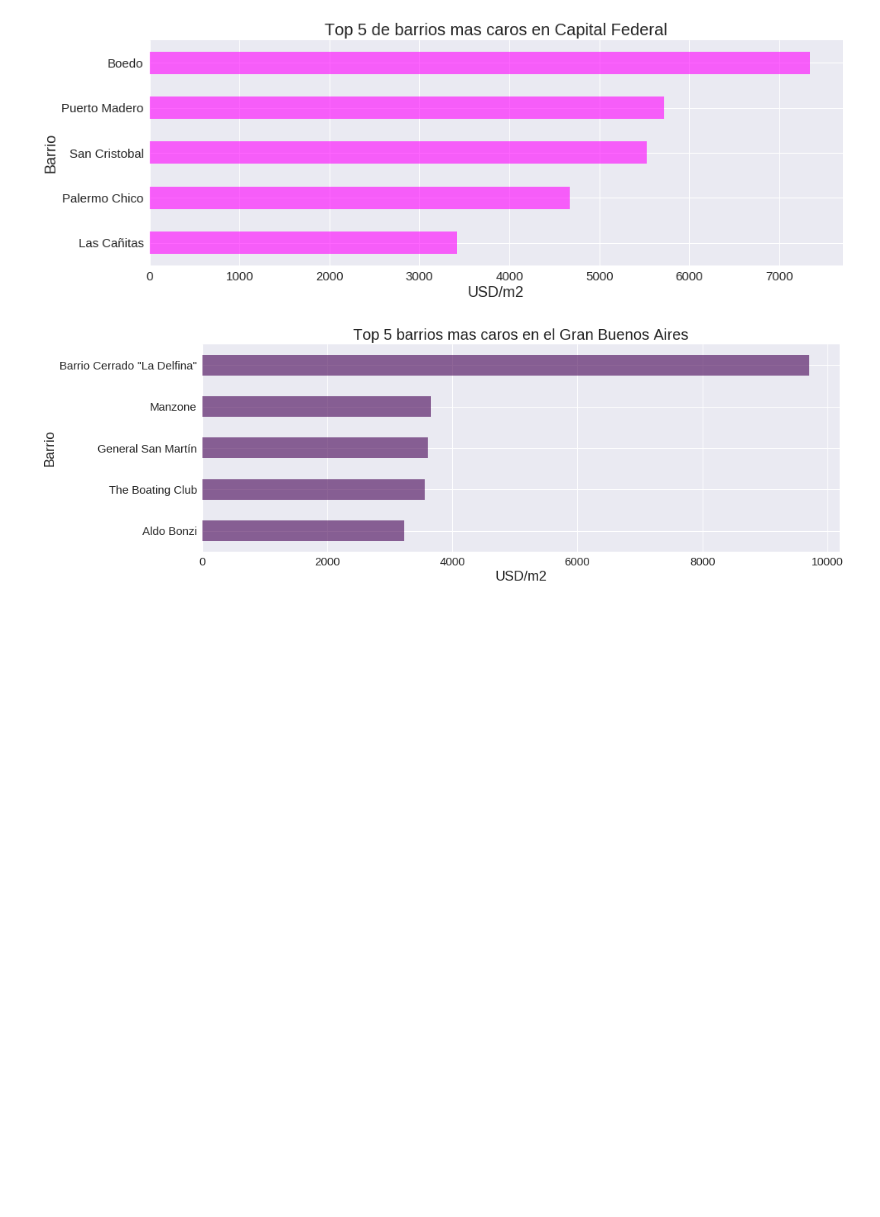
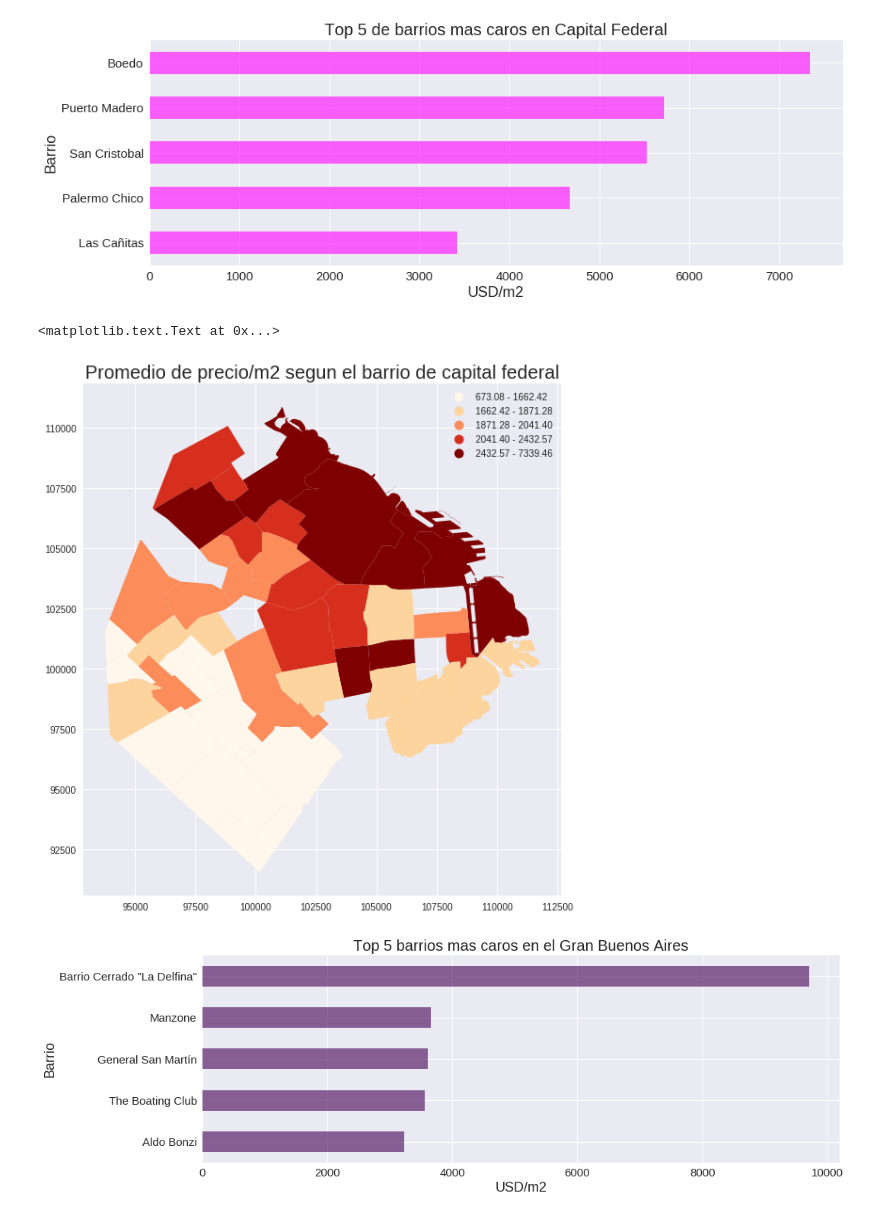
Before and after one commit to jazminferreiro-zz/orgaTP1, a Jupyter notebook: Analisis exploratorio Properati .ipynb, the cells around one changed output. Saved outputs shown, nothing was run; the diff lists cells and outputs as text; code cells hidden in the pictures; blank space fills up the shorter version.

```diff
--- a/Analisis exploratorio Properati .ipynb
+++ b/Analisis exploratorio Properati .ipynb
@@ -6,4 +6,10 @@ import matplotlib.pyplot as plt
 %matplotlib inline
 # %% [markdown]
 # Cargando dataSets
+# %%
+properati_2013_08 = pd.read_csv('../tp1/properatiCSVs/properati-AR-2013-08-01-properties-sell.csv')
+properati_2013_09 = pd.read_csv('../tp1/properatiCSVs/properati-AR-2013-09-01-properties-sell.csv')
+properati_2013_10 = pd.read_csv('../tp1/properatiCSVs/properati-AR-2013-10-01-properties-sell.csv')
+properati_2013_11 = pd.read_csv('../tp1/properatiCSVs/properati-AR-2013-11-01-properties-sell.csv')
+properati_2013_12 = pd.read_csv('../tp1/properatiCSVs/properati-AR-2013-12-01-properties-sell.csv')
 # %%
@@ -243,6 +247,32 @@ graph4.set_xlabel("USD/m2", fontsize=18)
 plt.show()
 # %% [output]
 [figure]
+# %%
+import geopandas as gpd
+import shapely
+
+barrios_geo = gpd.read_file('../tp1/data_extra/barrios/barrios_badata.shp')
+barrios_geo = barrios_geo.loc[:,['BARRIO','PERIMETRO','AREA','geometry']]
+
+barrios_price = capitalFederal.loc[:,['place_name', 'price_usd_per_m2','price_aprox_usd']]
+barrios_price.place_name = barrios_price.place_name.str.upper()
+
+precio_m2_promedio = barrios_price.groupby(['place_name'])['price_usd_per_m2'].mean()
+
+barrios_precio = pd.DataFrame({'BARRIO':precio_m2_promedio .index, 'precio_m2_promedio':precio_m2_promedio .values})
+
+
+barrios = barrios_geo.merge(barrios_precio, on='BARRIO', how='inner')
+
+
+
+# plot the shapefile using plot()
+figsize=(10,10)
+ax = barrios.plot(legend=True, column='precio_m2_promedio', cmap='OrRd', scheme="Quantiles", figsize= (figsize))
+plt.title('Promedio de precio/m2 segun el barrio de capital federal', fontsize = 20)
+# %% [output]
+<matplotlib.text.Text at 0x...>
+[figure, added]
 # %%
 top5_GBA = get_top_places(GBA,5)
 graph = top5_GBA.sort_values().plot.barh(figsize=(15,5),colormap='viridis',fontsize=15, alpha=0.6)
```
Also changed, not shown: parts of 23 cells of this notebook, 50 other files.
